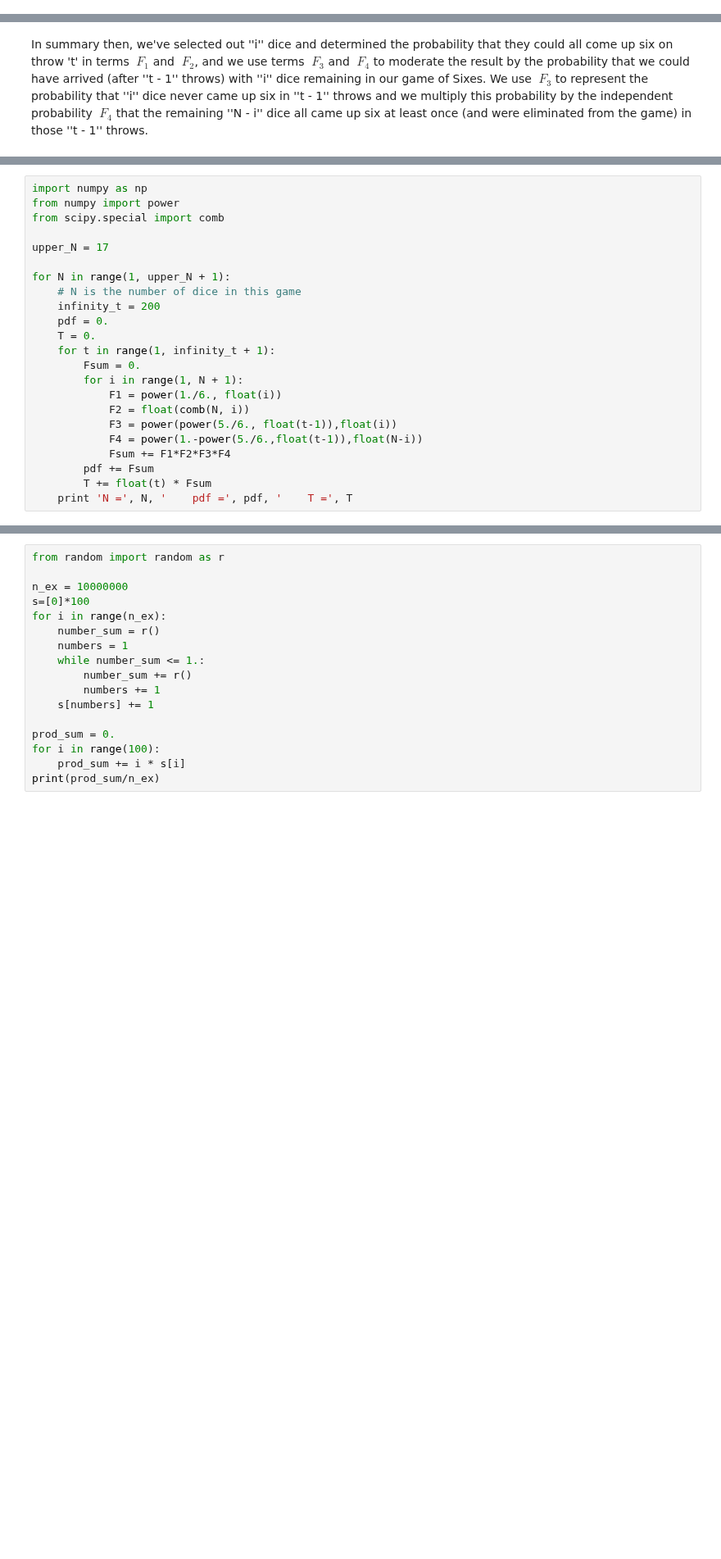
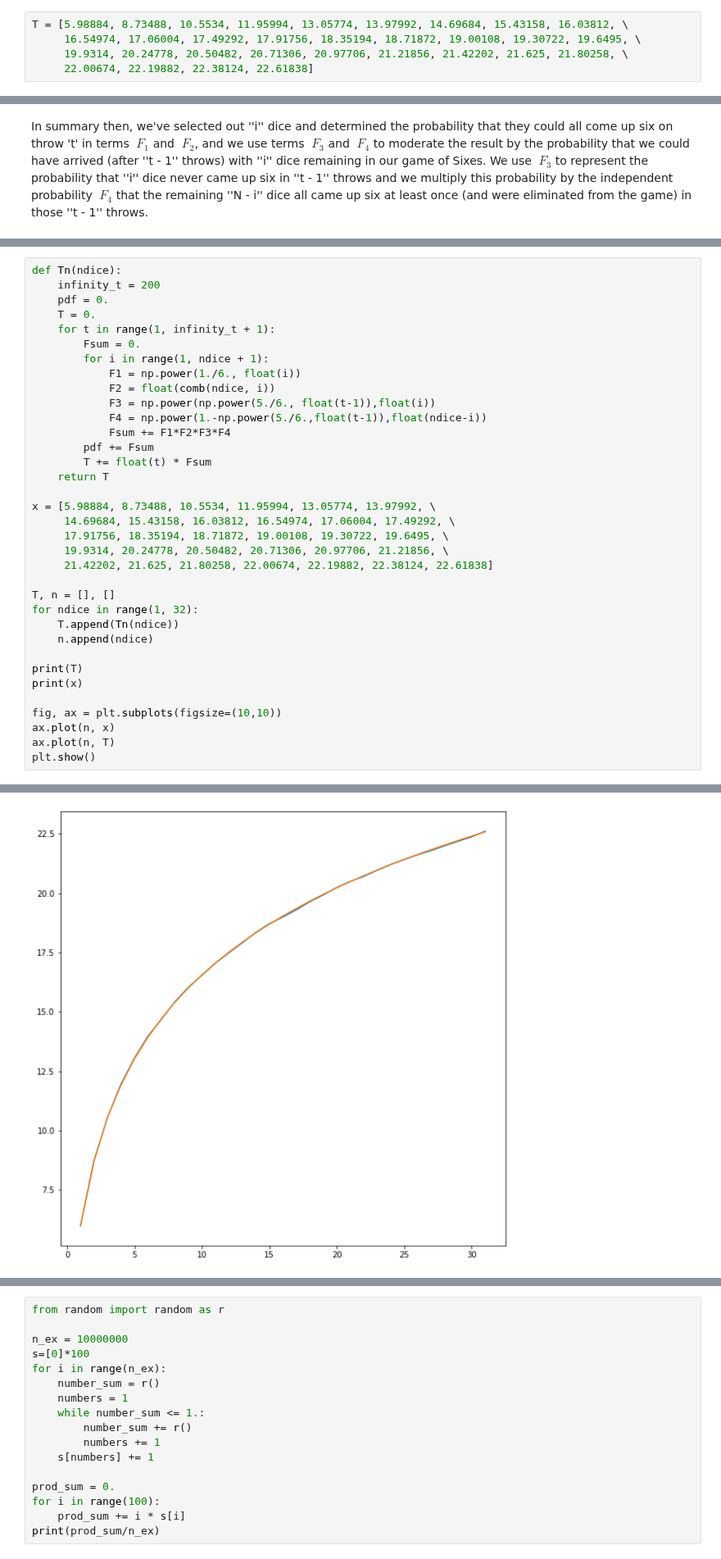
Before and after one commit to robfatland/othermathclub, a Jupyter notebook: sixes.ipynb, the cells around one changed output, grey strips where cells are left out. Shown at 82% size. Saved outputs shown, nothing was run; the diff lists cells and outputs as text; blank space fills up the shorter version.

```diff
--- a/sixes.ipynb
+++ b/sixes.ipynb
@@ -1138 +1203,6 @@ So that is $T_1$. It remains to do the final jump to a pdf for $N$ dice and I'll
+# %%
+T = [5.98884, 8.73488, 10.5534, 11.95994, 13.05774, 13.97992, 14.69684, 15.43158, 16.03812, \
+     16.54974, 17.06004, 17.49292, 17.91756, 18.35194, 18.71872, 19.00108, 19.30722, 19.6495, \
+     19.9314, 20.24778, 20.50482, 20.71306, 20.97706, 21.21856, 21.42202, 21.625, 21.80258, \
+     22.00674, 22.19882, 22.38124, 22.61838]
 # %% [markdown]
@@ -1354,24 +1394,36 @@ print n, 'dice and', rounds, 'rounds gives Tn =', experiment, 'with max/min = ',
 # %%
-import numpy as np
-from numpy import power
-from scipy.special import comb
-
-upper_N = 17
-
-for N in range(1, upper_N + 1):
-    # N is the number of dice in this game
+def Tn(ndice):
     infinity_t = 200
     pdf = 0.
     T = 0.
     for t in range(1, infinity_t + 1):
         Fsum = 0.
-        for i in range(1, N + 1):
-            F1 = power(1./6., float(i))
-            F2 = float(comb(N, i))
-            F3 = power(power(5./6., float(t-1)),float(i))
-            F4 = power(1.-power(5./6.,float(t-1)),float(N-i))
+        for i in range(1, ndice + 1):
+            F1 = np.power(1./6., float(i))
+            F2 = float(comb(ndice, i))
+            F3 = np.power(np.power(5./6., float(t-1)),float(i))
+            F4 = np.power(1.-np.power(5./6.,float(t-1)),float(ndice-i))
             Fsum += F1*F2*F3*F4
         pdf += Fsum
         T += float(t) * Fsum
-    print 'N =', N, '    pdf =', pdf, '    T =', T
+    return T
+
+x = [5.98884, 8.73488, 10.5534, 11.95994, 13.05774, 13.97992, \
+     14.69684, 15.43158, 16.03812, 16.54974, 17.06004, 17.49292, \
+     17.91756, 18.35194, 18.71872, 19.00108, 19.30722, 19.6495, \
+     19.9314, 20.24778, 20.50482, 20.71306, 20.97706, 21.21856, \
+     21.42202, 21.625, 21.80258, 22.00674, 22.19882, 22.38124, 22.61838]
+
+T, n = [], []
+for ndice in range(1, 32):
+    T.append(Tn(ndice))
+    n.append(ndice)
+
+print(T)
+print(x)
+
+fig, ax = plt.subplots(figsize=(10,10))
+ax.plot(n, x)
+ax.plot(n, T)
+plt.show()
 # %% [output]
@@ -1395 +1432,2 @@ N = 17     pdf = 1.0     T = 19.3653090897
+[figure, added]
 # %% [markdown]
```
Also changed, not shown: parts of 24 cells of this notebook.
